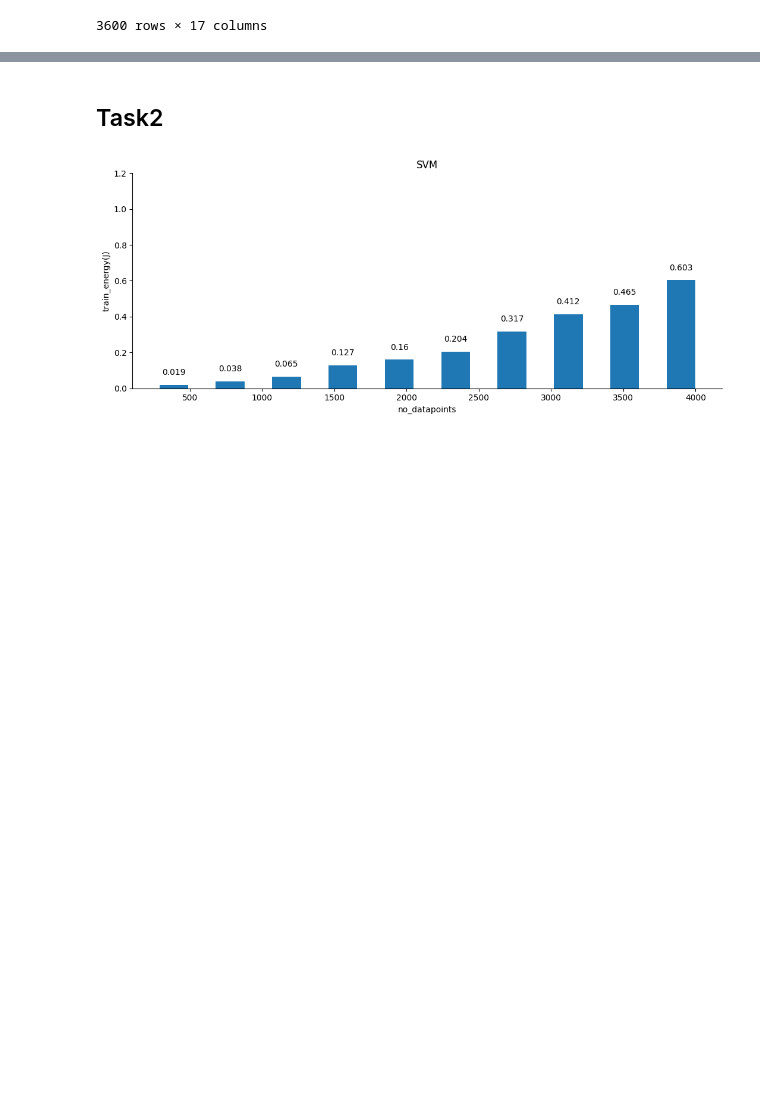
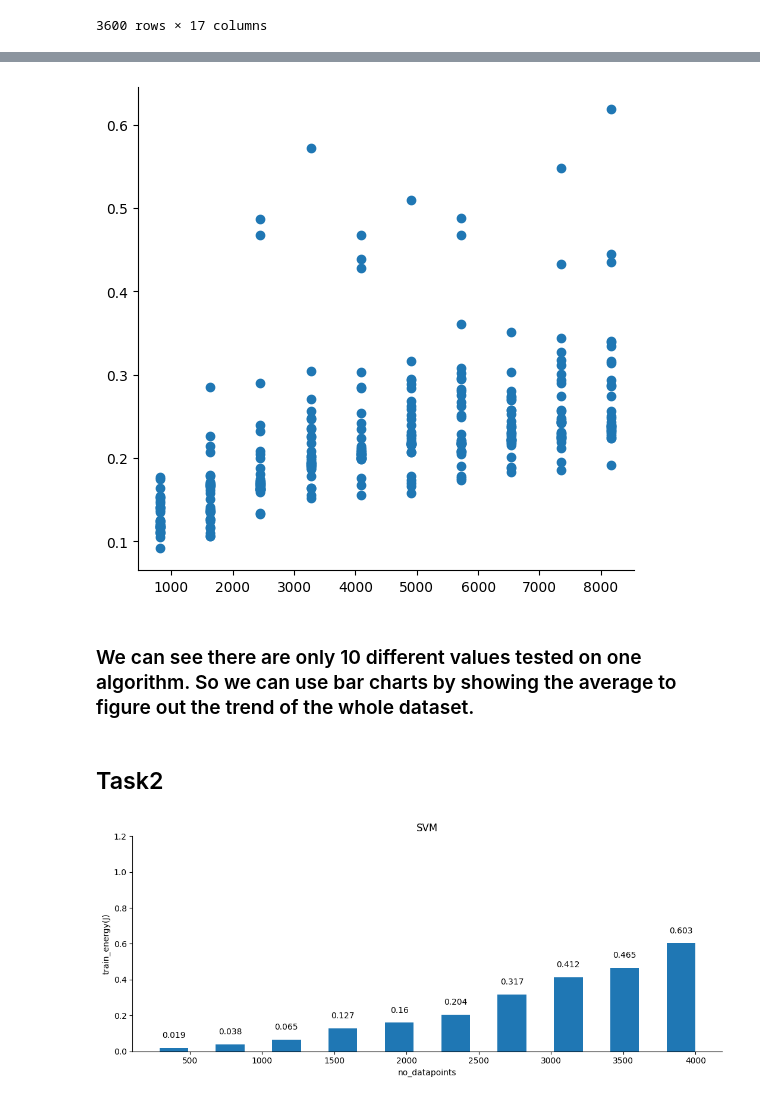
Before and after one commit to kikyo01/info250, a Jupyter notebook: project1/project1.ipynb, the cells around one changed output, grey strips where cells are left out. Cells and saved outputs as stored; diff of their text form; code cells hidden in the pictures; blank space fills up the shorter version.

```diff
--- a/project1/project1.ipynb
+++ b/project1/project1.ipynb
@@ -200,0 +230,3 @@ def plot_barh1(ax):
+# %%
+df1 = df.loc[:,('algorithm','RQ','no_datapoints','no_features','predict_energy(J)')]
+df1
@@ -200,0 +249,5 @@ def plot_barh1(ax):
+# %%
+dfS = df1[(df["algorithm"] == 'SVM')&(df["RQ"]==2.2)]
+row_labels = dfS.index[:]
+col_labels = dfS.columns[[3,4]]
+dfS.loc[row_labels,col_labels]
@@ -201,3 +268,15 @@ def plot_barh1(ax):
+# %%
+row_labels = dfS.index[:]
+col_feature_labels = dfS.columns[3]
+col_energy_labels = dfS.columns[4]
+x = dfS.loc[row_labels,col_feature_labels].to_numpy()
+y = dfS.loc[row_labels,col_energy_labels].to_numpy()
+
+plot_scatter(3,x,y)
+# %% [output]
+[figure, added]
+# %% [markdown]
+### We can see there are only 10 different values tested on one algorithm. So we can use bar charts by showing the average to figure out the trend of the whole dataset.
 # %% [markdown]
 ## Task2
 # %%
```
Also changed, not shown: parts of 16 cells of this notebook.
